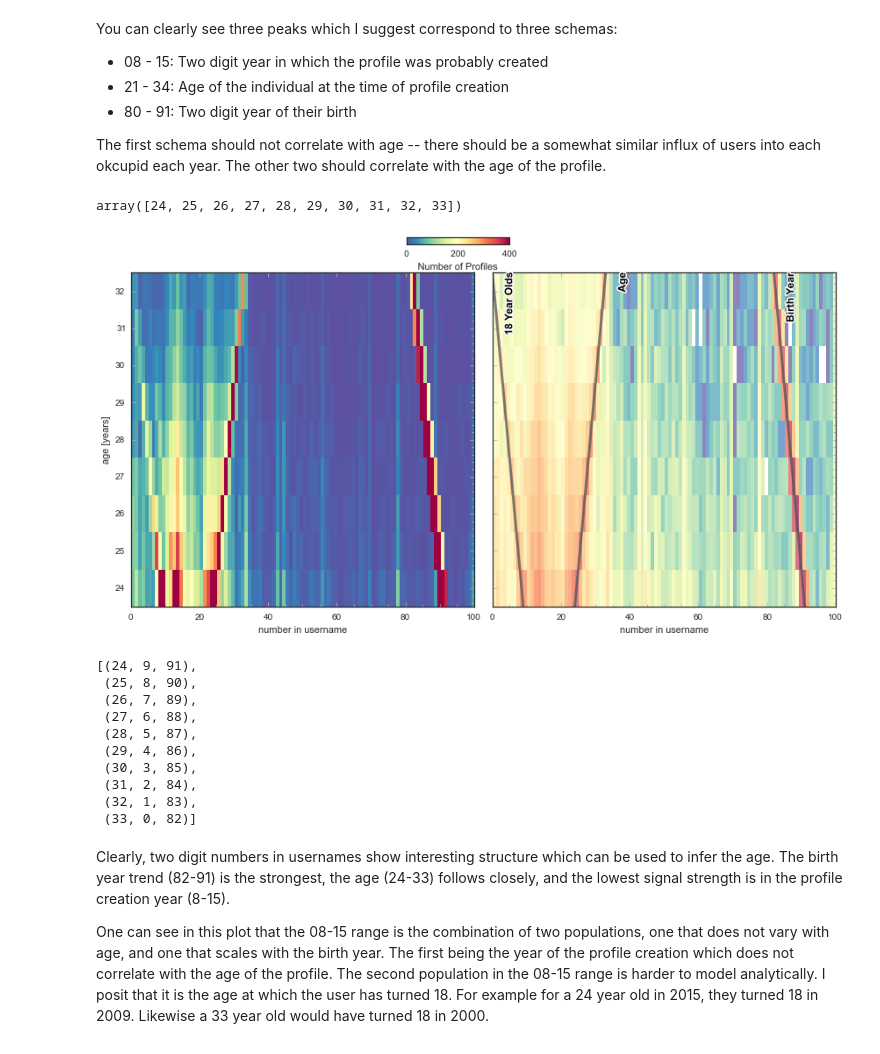
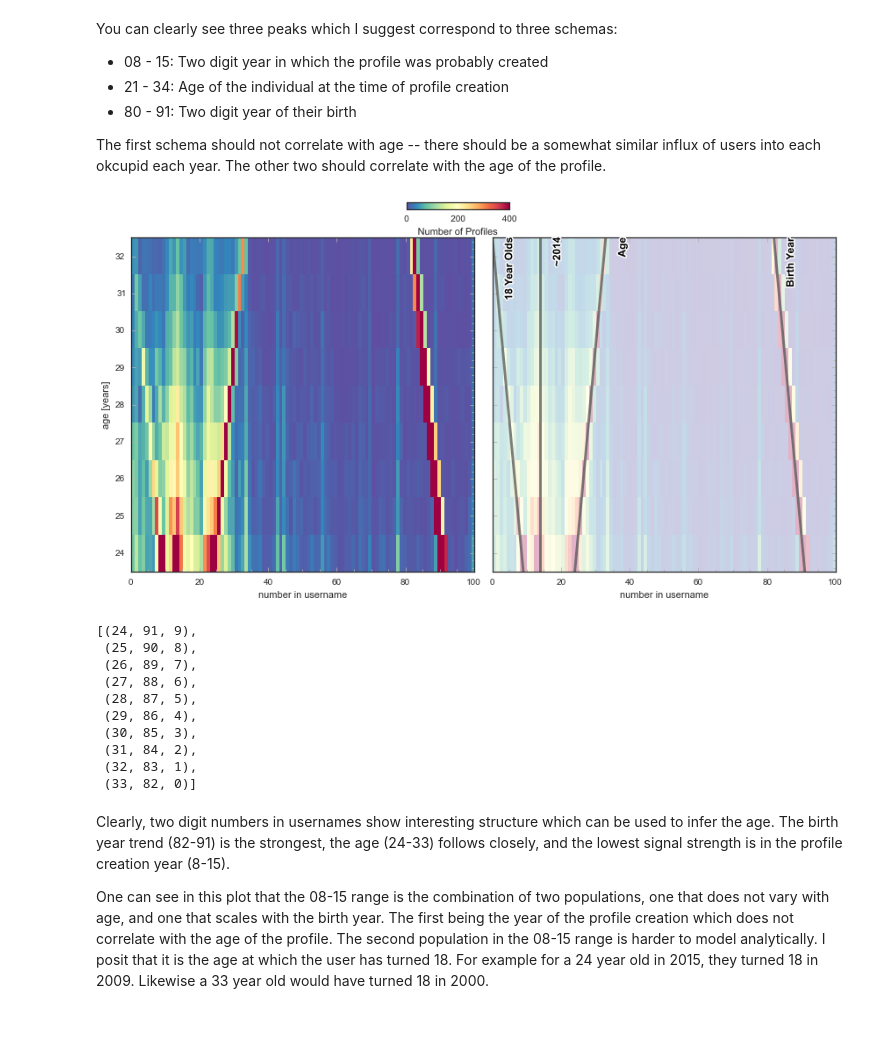
Before and after one commit to ajmendez/explore, a Jupyter notebook: cupid/age.ipynb, the cells around one changed output. Drawn from its saved outputs; the diff is of its cells as text; code cells hidden in the pictures.

```diff
--- a/cupid/age.ipynb
+++ b/cupid/age.ipynb
@@ -117,54 +117,56 @@ You can clearly see three peaks which I suggest correspond to three schemas:
 * 80 - 91: Two digit year of their birth
 
 The first schema should not correlate with age -- there should be a somewhat similar influx of users into each okcupid each year.  The other two should correlate with the age of the profile.
-# %%
-age
-# %% [output]
-array([24, 25, 26, 27, 28, 29, 30, 31, 32, 33])
 # %%
 def setup_plot(**kwargs):
     setup(xlabel='number in username', ylabel='age [years]',
           ytickv=age+0.5, yticknames=age, **kwargs)
 def add_line(x,y, label, **kwargs):
     params = dict(label=label, lw=3, alpha=0.5, color='k')
     params.update(kwargs)
     outline(pylab.plot(x,y, **params))
     text(x[-1]+5, y[-1], label, rotation=90, ha='center', va='top',
          fontsize=12, fontweight='bold', color=params['color'])
 
+# def add_vline(x, label, **kwargs):
+#     outline(pylab.axvline(x, lw=3, alpha=0.5, color='k', label=label))
+#     text(x+5, 32, label, rotation=90, alpha)
+
+age = np.arange(24,34)
+
 setup_plot(figsize=(12,6), subplt=(1,2,1))
 den = density(num['username_number'], num['age'],
               bins=[np.arange(0,101), np.arange(24,34), ],
               label='Number of Profiles', vmin=0, vmax=400,
               ynorm=False, cmap=pylab.cm.Spectral_r, colorbar=False)
 icolorbar(den, loc=1, borderpad=-4)
 
 
 setup_plot(subplt=(1,2,2), xr=[0,100], yticks=False)
-den = density(num['username_number'], num['age'], alpha=0.7,
-              bins=[np.arange(0,101), np.arange(24,34), ], logvrange=True,
-              label='Number of Profiles', #vmin=0, vmax=1000,
+den = density(num['username_number'], num['age'], alpha=0.3,
+              bins=[np.arange(0,101), np.arange(24,34), ],
+              label='Number of Profiles', vmin=0, vmax=400,
               cmap=pylab.cm.Spectral_r, colorbar=False)
-age = np.arange(24,34)
-add_line(115-age, age, 'Birth Year')
+add_line((2015-age)-1900, age, 'Birth Year')
 add_line(age, age, 'Age')
 add_line(33-age, age, '18 Year Olds')
+add_line(14*np.ones(age.shape), age, '~2014')
 pylab.tight_layout()
 # %% [output]
-[figure, old version]
+[figure, new version]
 # %%
-zip(age, 33-age, 115-age)
+zip(age, (2015-age)%1900, ((2015-age)%1900+18)%100)
 # %% [output]
-[(24, 9, 91),
- (25, 8, 90),
- (26, 7, 89),
- (27, 6, 88),
- (28, 5, 87),
- (29, 4, 86),
- (30, 3, 85),
- (31, 2, 84),
- (32, 1, 83),
- (33, 0, 82)]
+[(24, 91, 9),
+ (25, 90, 8),
+ (26, 89, 7),
+ (27, 88, 6),
+ (28, 87, 5),
+ (29, 86, 4),
+ (30, 85, 3),
+ (31, 84, 2),
+ (32, 83, 1),
+ (33, 82, 0)]
 # %% [markdown]
 Clearly, two digit numbers in usernames show interesting structure which can be used to infer the age.
 The birth year trend (82-91) is the strongest, the age (24-33) follows closely, and the lowest signal strength is in the profile creation year (8-15).
```
Also changed, not shown: 2 other files.
